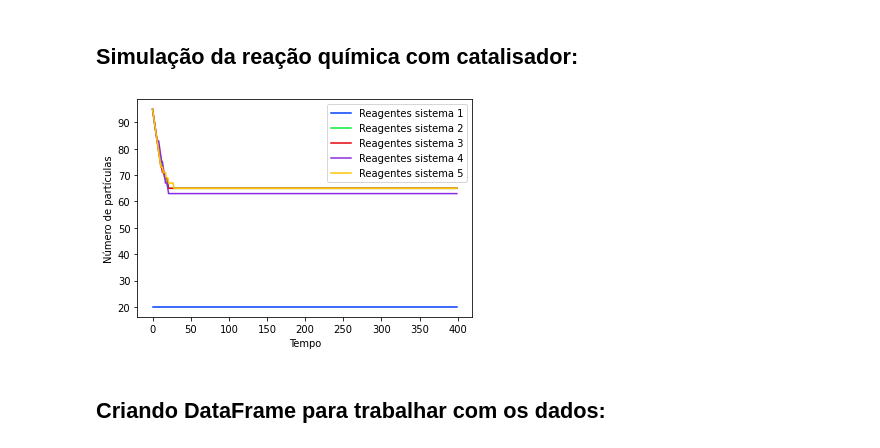
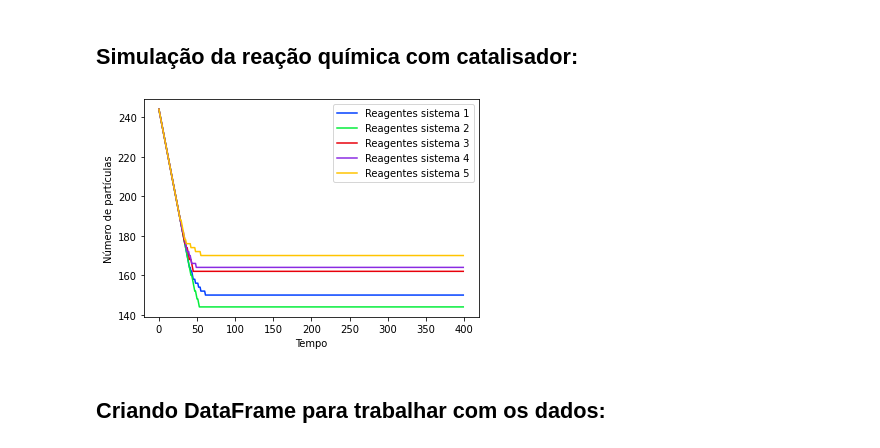
Before and after one commit to danischagas/simulacao_cinetica_quimica, a Jupyter notebook: Catalisador.ipynb, the cells around one changed output. Cells and saved outputs as stored; diff of their text form; code cells hidden in the pictures.

```diff
--- a/Catalisador.ipynb
+++ b/Catalisador.ipynb
@@ -24,7 +24,7 @@ from funcoes_paredes import Particula, mudar_passo, gerar_particulas_dois_sistem
 # %%
 #Parâmetros da simulação:
 
-numero_particulas = 100
+numero_particulas = 300
 tamanho_caixa = 50
 RAIO = 0.5
 MASSA = 1
@@ -101,7 +93,7 @@ print(len(lista_particulas_sistema1))
 # %% [markdown]
 ## Simulação da reação química com catalisador:
 # %%
-ista_particulas_sistema1, lista_particulas_sistema2, lista_particulas_sistema3, lista_particulas_sistema4, lista_particulas_sistema5 = gerar_particulas_dois_sistemas(numero_particulas, RAIO, MASSA, tamanho_caixa, tipo)
+lista_particulas_sistema1, lista_particulas_sistema2, lista_particulas_sistema3, lista_particulas_sistema4, lista_particulas_sistema5 = gerar_particulas_dois_sistemas(numero_particulas, RAIO, MASSA, tamanho_caixa, tipo)
 
 lista_reagentes_sistema1, lista_produtos_sistema1 = [], []
 lista_reagentes_sistema2, lista_produtos_sistema2 = [], []
@@ -187,34 +179,34 @@ for i in range(numero_passos):
             a_count += 1
         else:
             m_count += 1
 
     lista_reagentes_sistema5.append(a_count)
     lista_produtos_sistema5.append(m_count)
 
 
 plt.plot(list(range(numero_passos)),lista_reagentes_sistema1,label='Reagentes sistema 1')#, marker = '*')
 plt.plot(list(range(numero_passos)),lista_reagentes_sistema2,label='Reagentes sistema 2')#, marker = '*')
 plt.plot(list(range(numero_passos)),lista_reagentes_sistema3,label='Reagentes sistema 3')#, marker = '*')
 plt.plot(list(range(numero_passos)),lista_reagentes_sistema4,label='Reagentes sistema 4')#, marker = '*')
 plt.plot(list(range(numero_passos)),lista_reagentes_sistema5,label='Reagentes sistema 5')#, marker = '*')
 
 
 #plt.plot(list(range(numero_passos)),lista_produtos_sistema1,label='Produto sistema 1', marker = '*')
 #plt.plot(list(range(numero_passos)),lista_produtos_sistema2,label='Produto sistema 2', marker = '*')
 #plt.plot(list(range(numero_passos)),lista_produtos_sistema3,label='Produto sistema 3', marker = '*')
 #plt.plot(list(range(numero_passos)),lista_produtos_sistema4,label='Produto sistema 4', marker = '*')
 #plt.plot(list(range(numero_passos)),lista_produtos_sistema5,label='Produto sistema 5', marker = '*')
 
 
 plt.xlabel('Tempo')
 plt.ylabel('Número de partículas')
 
 plt.legend()
 #plt.xlim(0, 50)  # Define os limites do eixo x de 0 a 100
 plt.savefig('Simulação_reagentes_doissistemas.png')
 plt.show()
 # %% [output]
-[figure, old version]
+[figure, new version]
 # %% [markdown]
 ## Criando DataFrame para trabalhar com os dados:
 # %%
```
Also changed, not shown: parts of 6 cells of this notebook, 9 other files.
